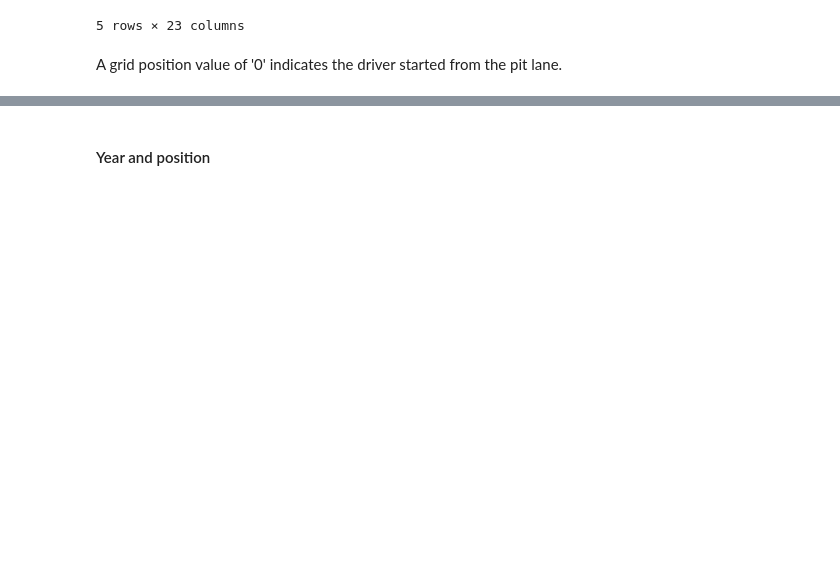
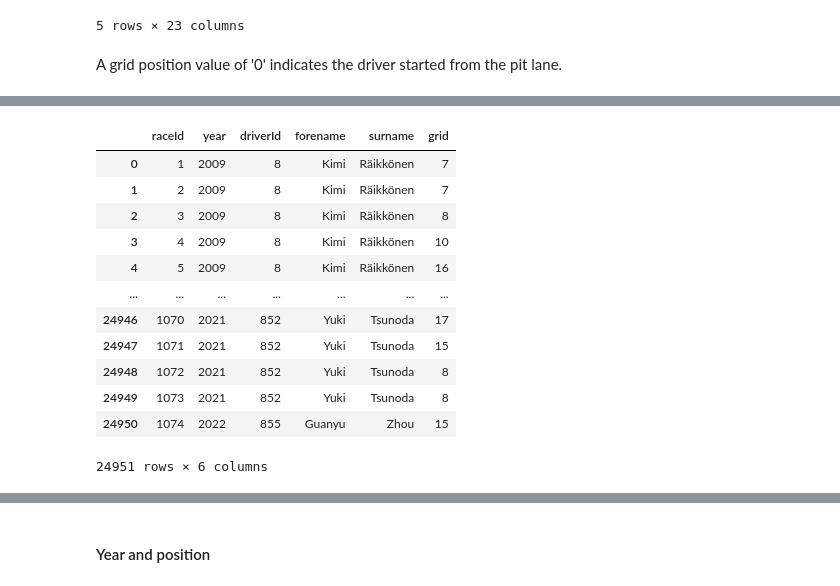
Before and after one commit to InesFRibeiro/Data-Visualization, a Jupyter notebook: DV_Project_Sankey.ipynb, the cells around one changed output, grey strips where cells are left out. Cells and saved outputs as stored; diff of their text form; code cells hidden in the pictures; blank space fills up the shorter version.

```diff
--- a/DV_Project_Sankey.ipynb
+++ b/DV_Project_Sankey.ipynb
@@ -279,0 +273,16 @@ fig.show()
+# %%
+year_drivers
+# %% [output]
+|  | raceId | year | driverId | forename | surname | grid |
+| 0 | 1 | 2009 | 8 | Kimi | Räikkönen | 7 |
+| 1 | 2 | 2009 | 8 | Kimi | Räikkönen | 7 |
+| 2 | 3 | 2009 | 8 | Kimi | Räikkönen | 8 |
+| 3 | 4 | 2009 | 8 | Kimi | Räikkönen | 10 |
+| 4 | 5 | 2009 | 8 | Kimi | Räikkönen | 16 |
+| ... | ... | ... | ... | ... | ... | ... |
+| 24946 | 1070 | 2021 | 852 | Yuki | Tsunoda | 17 |
+| 24947 | 1071 | 2021 | 852 | Yuki | Tsunoda | 15 |
+| 24948 | 1072 | 2021 | 852 | Yuki | Tsunoda | 8 |
+| 24949 | 1073 | 2021 | 852 | Yuki | Tsunoda | 8 |
+| 24950 | 1074 | 2022 | 855 | Guanyu | Zhou | 15 |
+24951 rows × 6 columns
```
Also changed, not shown: parts of 93 cells of this notebook.
